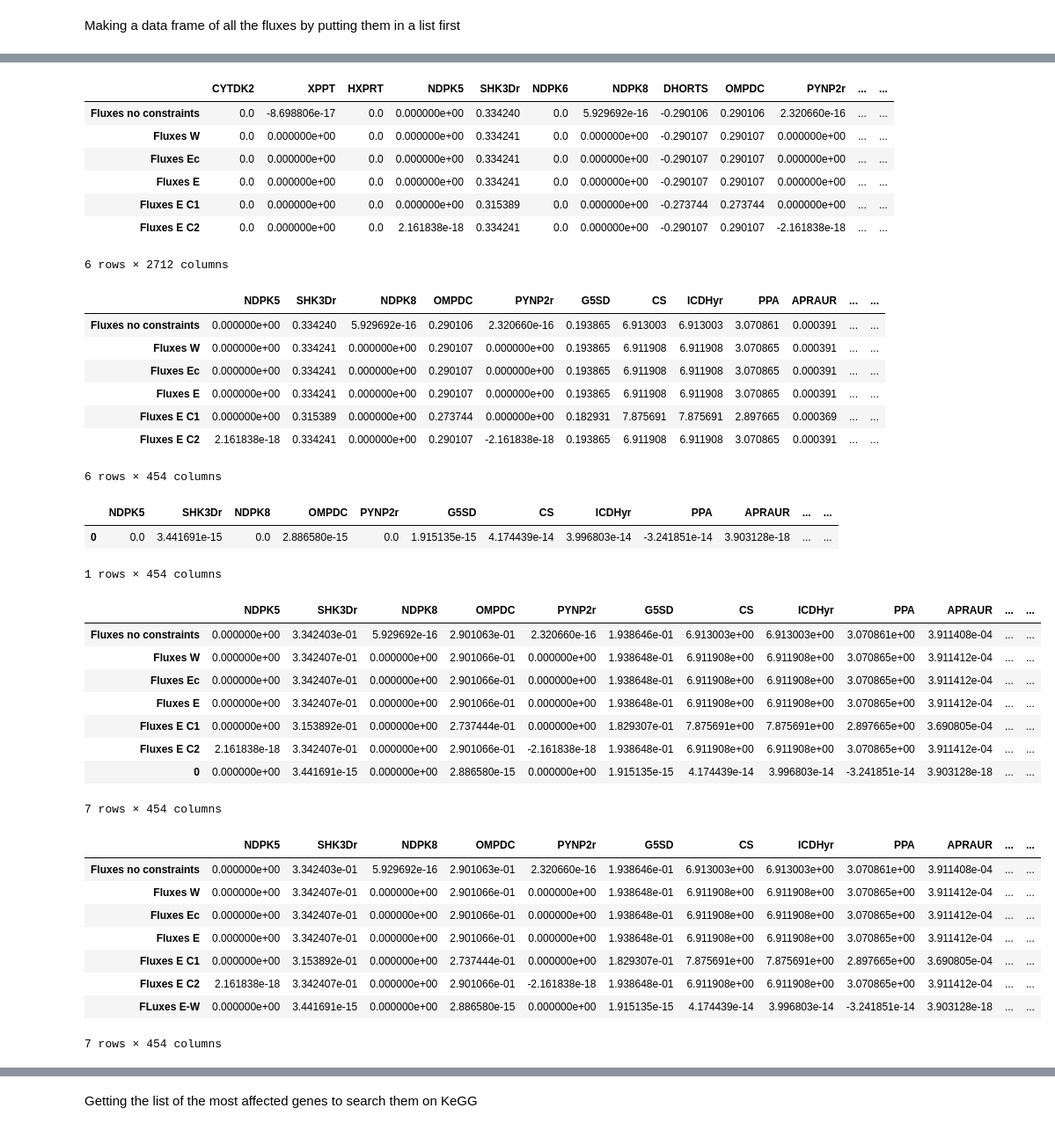
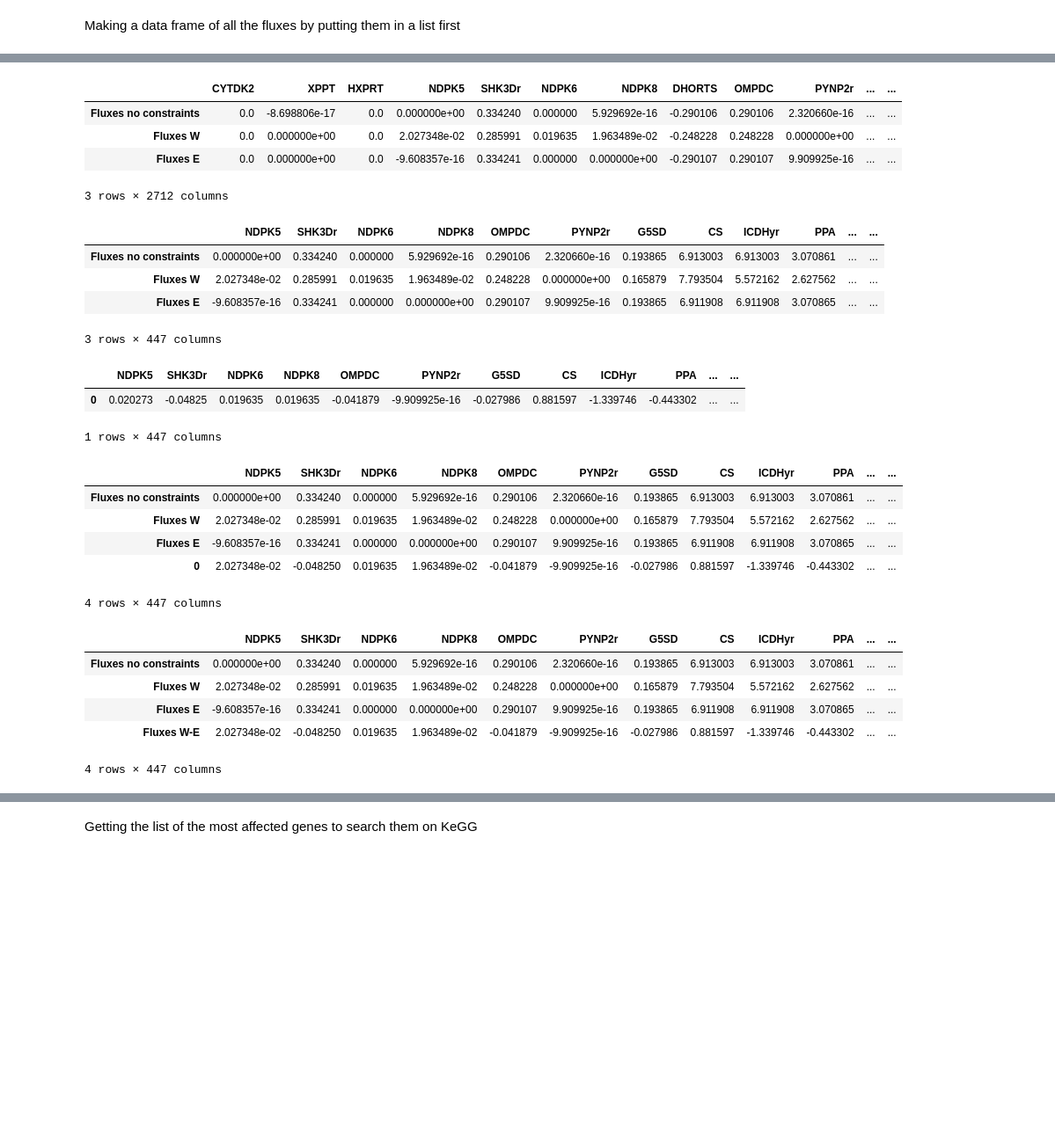
Before and after one commit to LynnBekai/Internship-code, a Jupyter notebook: Fluxes analysis.ipynb, the cells around one changed output, grey strips where cells are left out. Shown at 88% size. Saved outputs shown, nothing was run; the diff lists cells and outputs as text; code cells hidden in the pictures; blank space fills up the shorter version.

```diff
--- a/Fluxes analysis.ipynb
+++ b/Fluxes analysis.ipynb
@@ -347,11 +347,11 @@ Making a data frame of all the fluxes by putting them in a list first
 # %%
 fluxes_no_constraints = model_optimal.fluxes
 fluxes_W = model.optimal_W.fluxes
-fluxes_Ec = model.optimal_Ec.fluxes
+# fluxes_Ec = model.optimal_Ec.fluxes
 fluxes_E = model.optimal_E.fluxes
-fluxes_E_C1 = model.optimal_E_C1.fluxes
-fluxes_E_C2 = model.optimal_E_C2.fluxes
-all_fluxes = [fluxes_no_constraints, fluxes_W, fluxes_Ec, fluxes_E, fluxes_E_C1, fluxes_E_C2]
+# fluxes_E_C1 = model.optimal_E_C1.fluxes
+# fluxes_E_C2 = model.optimal_E_C2.fluxes
+all_fluxes = [fluxes_no_constraints, fluxes_W, fluxes_E]
 # %%
 df = pd.DataFrame(all_fluxes)
 df
@@ -367,60 +364,48 @@ df
 # %%
-df = df.set_axis(['Fluxes no constraints', 'Fluxes W', 'Fluxes Ec', 'Fluxes E', 'Fluxes E C1','Fluxes E C2'], axis='index')
+df = df.set_axis(['Fluxes no constraints', 'Fluxes W', 'Fluxes E'], axis='index')
 df
 # %% [output]
 |  | CYTDK2 | XPPT | HXPRT | NDPK5 | SHK3Dr | NDPK6 | NDPK8 | DHORTS | OMPDC | PYNP2r | ... | ... |
-| Fluxes no constraints | 0.0 | -8.698806e-17 | 0.0 | 0.000000e+00 | 0.334240 | 0.0 | 5.929692e-16 | -0.290106 | 0.290106 | 2.320660e-16 | ... | ... |
-| Fluxes W | 0.0 | 0.000000e+00 | 0.0 | 0.000000e+00 | 0.334241 | 0.0 | 0.000000e+00 | -0.290107 | 0.290107 | 0.000000e+00 | ... | ... |
-| Fluxes Ec | 0.0 | 0.000000e+00 | 0.0 | 0.000000e+00 | 0.334241 | 0.0 | 0.000000e+00 | -0.290107 | 0.290107 | 0.000000e+00 | ... | ... |
-| Fluxes E | 0.0 | 0.000000e+00 | 0.0 | 0.000000e+00 | 0.334241 | 0.0 | 0.000000e+00 | -0.290107 | 0.290107 | 0.000000e+00 | ... | ... |
-| Fluxes E C1 | 0.0 | 0.000000e+00 | 0.0 | 0.000000e+00 | 0.315389 | 0.0 | 0.000000e+00 | -0.273744 | 0.273744 | 0.000000e+00 | ... | ... |
-| Fluxes E C2 | 0.0 | 0.000000e+00 | 0.0 | 2.161838e-18 | 0.334241 | 0.0 | 0.000000e+00 | -0.290107 | 0.290107 | -2.161838e-18 | ... | ... |
+| Fluxes no constraints | 0.0 | -8.698806e-17 | 0.0 | 0.000000e+00 | 0.334240 | 0.000000 | 5.929692e-16 | -0.290106 | 0.290106 | 2.320660e-16 | ... | ... |
+| Fluxes W | 0.0 | 0.000000e+00 | 0.0 | 2.027348e-02 | 0.285991 | 0.019635 | 1.963489e-02 | -0.248228 | 0.248228 | 0.000000e+00 | ... | ... |
+| Fluxes E | 0.0 | 0.000000e+00 | 0.0 | -9.608357e-16 | 0.334241 | 0.000000 | 0.000000e+00 | -0.290107 | 0.290107 | 9.909925e-16 | ... | ... |
-6 rows × 2712 columns
+3 rows × 2712 columns
 # %%
 df1 = df[df.columns[df.sum()>0.0]]
 df1
 # %% [output]
-|  | NDPK5 | SHK3Dr | NDPK8 | OMPDC | PYNP2r | G5SD | CS | ICDHyr | PPA | APRAUR | ... | ... |
-| Fluxes no constraints | 0.000000e+00 | 0.334240 | 5.929692e-16 | 0.290106 | 2.320660e-16 | 0.193865 | 6.913003 | 6.913003 | 3.070861 | 0.000391 | ... | ... |
-| Fluxes W | 0.000000e+00 | 0.334241 | 0.000000e+00 | 0.290107 | 0.000000e+00 | 0.193865 | 6.911908 | 6.911908 | 3.070865 | 0.000391 | ... | ... |
-| Fluxes Ec | 0.000000e+00 | 0.334241 | 0.000000e+00 | 0.290107 | 0.000000e+00 | 0.193865 | 6.911908 | 6.911908 | 3.070865 | 0.000391 | ... | ... |
-| Fluxes E | 0.000000e+00 | 0.334241 | 0.000000e+00 | 0.290107 | 0.000000e+00 | 0.193865 | 6.911908 | 6.911908 | 3.070865 | 0.000391 | ... | ... |
-| Fluxes E C1 | 0.000000e+00 | 0.315389 | 0.000000e+00 | 0.273744 | 0.000000e+00 | 0.182931 | 7.875691 | 7.875691 | 2.897665 | 0.000369 | ... | ... |
-| Fluxes E C2 | 2.161838e-18 | 0.334241 | 0.000000e+00 | 0.290107 | -2.161838e-18 | 0.193865 | 6.911908 | 6.911908 | 3.070865 | 0.000391 | ... | ... |
+|  | NDPK5 | SHK3Dr | NDPK6 | NDPK8 | OMPDC | PYNP2r | G5SD | CS | ICDHyr | PPA | ... | ... |
+| Fluxes no constraints | 0.000000e+00 | 0.334240 | 0.000000 | 5.929692e-16 | 0.290106 | 2.320660e-16 | 0.193865 | 6.913003 | 6.913003 | 3.070861 | ... | ... |
+| Fluxes W | 2.027348e-02 | 0.285991 | 0.019635 | 1.963489e-02 | 0.248228 | 0.000000e+00 | 0.165879 | 7.793504 | 5.572162 | 2.627562 | ... | ... |
+| Fluxes E | -9.608357e-16 | 0.334241 | 0.000000 | 0.000000e+00 | 0.290107 | 9.909925e-16 | 0.193865 | 6.911908 | 6.911908 | 3.070865 | ... | ... |
-6 rows × 454 columns
+3 rows × 447 columns
 # %%
 df1.to_csv("fluxes_results.csv")
 # %%
-df1_diff = pd.DataFrame(df1.iloc[3] - df1.iloc[1]).T
+df1_diff = pd.DataFrame(df1.iloc[1] - df1.iloc[2]).T
 df1_diff
 # %% [output]
-|  | NDPK5 | SHK3Dr | NDPK8 | OMPDC | PYNP2r | G5SD | CS | ICDHyr | PPA | APRAUR | ... | ... |
-| 0 | 0.0 | 3.441691e-15 | 0.0 | 2.886580e-15 | 0.0 | 1.915135e-15 | 4.174439e-14 | 3.996803e-14 | -3.241851e-14 | 3.903128e-18 | ... | ... |
+|  | NDPK5 | SHK3Dr | NDPK6 | NDPK8 | OMPDC | PYNP2r | G5SD | CS | ICDHyr | PPA | ... | ... |
+| 0 | 0.020273 | -0.04825 | 0.019635 | 0.019635 | -0.041879 | -9.909925e-16 | -0.027986 | 0.881597 | -1.339746 | -0.443302 | ... | ... |
-1 rows × 454 columns
+1 rows × 447 columns
 # %%
 df2 = pd.concat([df1, df1_diff], ignore_index=False)
 df2
 # %% [output]
-|  | NDPK5 | SHK3Dr | NDPK8 | OMPDC | PYNP2r | G5SD | CS | ICDHyr | PPA | APRAUR | ... | ... |
-| Fluxes no constraints | 0.000000e+00 | 3.342403e-01 | 5.929692e-16 | 2.901063e-01 | 2.320660e-16 | 1.938646e-01 | 6.913003e+00 | 6.913003e+00 | 3.070861e+00 | 3.911408e-04 | ... | ... |
-| Fluxes W | 0.000000e+00 | 3.342407e-01 | 0.000000e+00 | 2.901066e-01 | 0.000000e+00 | 1.938648e-01 | 6.911908e+00 | 6.911908e+00 | 3.070865e+00 | 3.911412e-04 | ... | ... |
-| Fluxes Ec | 0.000000e+00 | 3.342407e-01 | 0.000000e+00 | 2.901066e-01 | 0.000000e+00 | 1.938648e-01 | 6.911908e+00 | 6.911908e+00 | 3.070865e+00 | 3.911412e-04 | ... | ... |
-| Fluxes E | 0.000000e+00 | 3.342407e-01 | 0.000000e+00 | 2.901066e-01 | 0.000000e+00 | 1.938648e-01 | 6.911908e+00 | 6.911908e+00 | 3.070865e+00 | 3.911412e-04 | ... | ... |
-| Fluxes E C1 | 0.000000e+00 | 3.153892e-01 | 0.000000e+00 | 2.737444e-01 | 0.000000e+00 | 1.829307e-01 | 7.875691e+00 | 7.875691e+00 | 2.897665e+00 | 3.690805e-04 | ... | ... |
-| Fluxes E C2 | 2.161838e-18 | 3.342407e-01 | 0.000000e+00 | 2.901066e-01 | -2.161838e-18 | 1.938648e-01 | 6.911908e+00 | 6.911908e+00 | 3.070865e+00 | 3.911412e-04 | ... | ... |
-| 0 | 0.000000e+00 | 3.441691e-15 | 0.000000e+00 | 2.886580e-15 | 0.000000e+00 | 1.915135e-15 | 4.174439e-14 | 3.996803e-14 | -3.241851e-14 | 3.903128e-18 | ... | ... |
+|  | NDPK5 | SHK3Dr | NDPK6 | NDPK8 | OMPDC | PYNP2r | G5SD | CS | ICDHyr | PPA | ... | ... |
+| Fluxes no constraints | 0.000000e+00 | 0.334240 | 0.000000 | 5.929692e-16 | 0.290106 | 2.320660e-16 | 0.193865 | 6.913003 | 6.913003 | 3.070861 | ... | ... |
+| Fluxes W | 2.027348e-02 | 0.285991 | 0.019635 | 1.963489e-02 | 0.248228 | 0.000000e+00 | 0.165879 | 7.793504 | 5.572162 | 2.627562 | ... | ... |
+| Fluxes E | -9.608357e-16 | 0.334241 | 0.000000 | 0.000000e+00 | 0.290107 | 9.909925e-16 | 0.193865 | 6.911908 | 6.911908 | 3.070865 | ... | ... |
+| 0 | 2.027348e-02 | -0.048250 | 0.019635 | 1.963489e-02 | -0.041879 | -9.909925e-16 | -0.027986 | 0.881597 | -1.339746 | -0.443302 | ... | ... |
-7 rows × 454 columns
+4 rows × 447 columns
 # %%
-df2 = df2.set_axis(['Fluxes no constraints', 'Fluxes W', 'Fluxes Ec', 'Fluxes E', 'Fluxes E C1','Fluxes E C2', 'FLuxes E-W'], axis='index')
+df2 = df2.set_axis(['Fluxes no constraints', 'Fluxes W', 'Fluxes E', 'Fluxes W-E'], axis='index')
 df2
 # %% [output]
-|  | NDPK5 | SHK3Dr | NDPK8 | OMPDC | PYNP2r | G5SD | CS | ICDHyr | PPA | APRAUR | ... | ... |
-| Fluxes no constraints | 0.000000e+00 | 3.342403e-01 | 5.929692e-16 | 2.901063e-01 | 2.320660e-16 | 1.938646e-01 | 6.913003e+00 | 6.913003e+00 | 3.070861e+00 | 3.911408e-04 | ... | ... |
-| Fluxes W | 0.000000e+00 | 3.342407e-01 | 0.000000e+00 | 2.901066e-01 | 0.000000e+00 | 1.938648e-01 | 6.911908e+00 | 6.911908e+00 | 3.070865e+00 | 3.911412e-04 | ... | ... |
-| Fluxes Ec | 0.000000e+00 | 3.342407e-01 | 0.000000e+00 | 2.901066e-01 | 0.000000e+00 | 1.938648e-01 | 6.911908e+00 | 6.911908e+00 | 3.070865e+00 | 3.911412e-04 | ... | ... |
-| Fluxes E | 0.000000e+00 | 3.342407e-01 | 0.000000e+00 | 2.901066e-01 | 0.000000e+00 | 1.938648e-01 | 6.911908e+00 | 6.911908e+00 | 3.070865e+00 | 3.911412e-04 | ... | ... |
-| Fluxes E C1 | 0.000000e+00 | 3.153892e-01 | 0.000000e+00 | 2.737444e-01 | 0.000000e+00 | 1.829307e-01 | 7.875691e+00 | 7.875691e+00 | 2.897665e+00 | 3.690805e-04 | ... | ... |
-| Fluxes E C2 | 2.161838e-18 | 3.342407e-01 | 0.000000e+00 | 2.901066e-01 | -2.161838e-18 | 1.938648e-01 | 6.911908e+00 | 6.911908e+00 | 3.070865e+00 | 3.911412e-04 | ... | ... |
-| FLuxes E-W | 0.000000e+00 | 3.441691e-15 | 0.000000e+00 | 2.886580e-15 | 0.000000e+00 | 1.915135e-15 | 4.174439e-14 | 3.996803e-14 | -3.241851e-14 | 3.903128e-18 | ... | ... |
+|  | NDPK5 | SHK3Dr | NDPK6 | NDPK8 | OMPDC | PYNP2r | G5SD | CS | ICDHyr | PPA | ... | ... |
+| Fluxes no constraints | 0.000000e+00 | 0.334240 | 0.000000 | 5.929692e-16 | 0.290106 | 2.320660e-16 | 0.193865 | 6.913003 | 6.913003 | 3.070861 | ... | ... |
+| Fluxes W | 2.027348e-02 | 0.285991 | 0.019635 | 1.963489e-02 | 0.248228 | 0.000000e+00 | 0.165879 | 7.793504 | 5.572162 | 2.627562 | ... | ... |
+| Fluxes E | -9.608357e-16 | 0.334241 | 0.000000 | 0.000000e+00 | 0.290107 | 9.909925e-16 | 0.193865 | 6.911908 | 6.911908 | 3.070865 | ... | ... |
+| Fluxes W-E | 2.027348e-02 | -0.048250 | 0.019635 | 1.963489e-02 | -0.041879 | -9.909925e-16 | -0.027986 | 0.881597 | -1.339746 | -0.443302 | ... | ... |
-7 rows × 454 columns
+4 rows × 447 columns
 # %%
```
Also changed, not shown: parts of 20 cells of this notebook.
